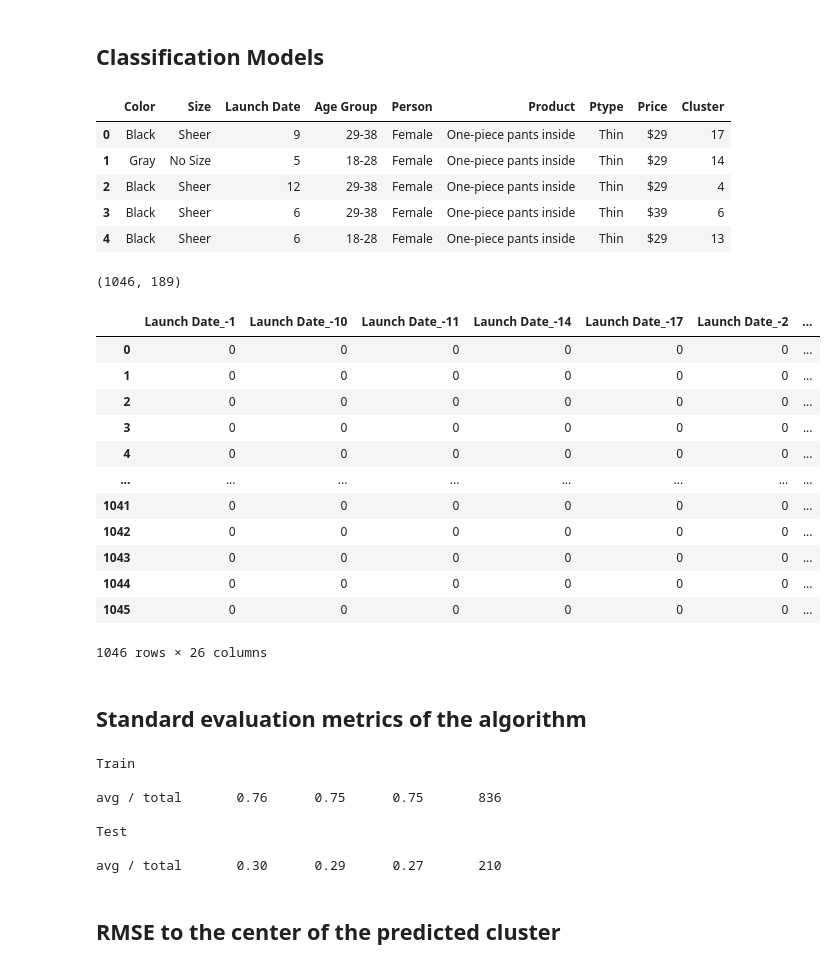
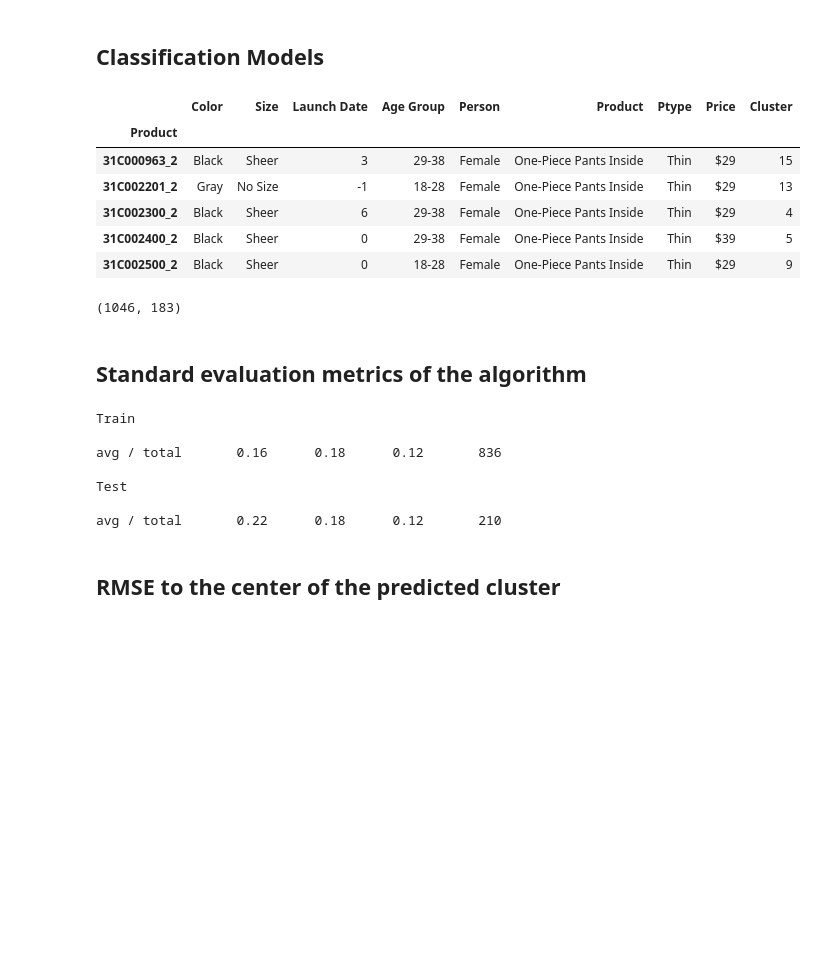
Before and after one commit to imad24/pc_clustering, a Jupyter notebook: notebooks/Cerf7/0.4-imad-cluster-analysis.ipynb, the cells around one changed output. Drawn from its saved outputs; the diff is of its cells as text; code cells hidden in the pictures; blank space fills up the shorter version.

```diff
--- a/notebooks/Cerf7/0.4-imad-cluster-analysis.ipynb
+++ b/notebooks/Cerf7/0.4-imad-cluster-analysis.ipynb
@@ -262,8 +262,10 @@ dataframe = product_cluster.set_index(["Key_lvl2"])[["Key_lvl3","Color","Size","
 dataframe.index.names = ["Product"]
 features_to_encode = ["Key_lvl3","Color","Size","Launch Date","Age Group"]
 
+features_list = ["Color","Size","Launch Date","Age Group","Person","Product","Ptype","Price","Cluster"]
+
 df_to_encode = prp.translate_df(product_cluster[features_to_encode].drop_duplicates(),columns=["Key_lvl3"])
-df = dataframe
+df = dataframe.copy()
 # %% [output]
 Error when translating:  ('Female - One-piece pants inside - Thin - $29', 'occurred at index Key_lvl3')
 # %%
@@ -273,8 +275,12 @@ def extract_features(data_frame):
     data_frame["Product"] = data_frame["Key_lvl3"].map(lambda x: GetInfo(x,1))
     data_frame["Ptype"] = data_frame["Key_lvl3"].map(lambda x: GetInfo(x,2))
     data_frame["Price"] = data_frame["Key_lvl3"].map(lambda x: GetInfo(x,3))
-    data_frame["Launch Date"] = data_frame["Launch Date"].map(lambda x: date_to_week(x,season))
+    data_frame["Launch Date"] = data_frame["Launch Date"].map(lambda x: date_to_week(x,season)).astype(str)
     data_frame.drop(["Key_lvl3"],axis=1,inplace  = True)
+
+    #missing values
+    data_frame.Person.fillna("Female")
+    data_frame.Product.fillna("One-Piece Pants Inside")
 
 def _first_week_of_season(season,year):
     return {
@@ -293,22 +299,26 @@ def date_to_week(d,season):
         return (week_number - first_week)+1
     except:
         return d
+
 def GetInfo(key3,order,sep = " -"):
     try:
         splits = key3.split(sep)
         if len(splits)<4:
-            if order == 3: return _get_price(key3).strip()
-            if order == 2: return "velvet"
+            if order == 3: res = _get_price(key3).strip()
+            if order == 2: res = "Thin"
         else:
-            if order == 3: return _get_price(key3).strip()
-            return  splits[order].strip()
+            if order == 3: res =  _get_price(key3).strip()
+            else: res =  splits[order].strip()
+
+        return str(res).title()
     except Exception:
         return None
+
 
 def _get_price(s,i=0):
     regex = r"^[^\d\$]*(\$?\s?\d{1,3}\.?\d{0,2}\D{0,5}$)"
     matches  = re.findall(regex,s)
-    price = matches[0].replace(" ","").replace("RMB","yuan").strip()
+    price = matches[0].replace(" ","").upper().replace("RMB","YUAN").strip()
     return price
 
 mindate = df_to_encode[df_to_encode["Launch Date"] != "01/01/1900"]["Launch Date"].apply(lambda x: datetime.strptime(x,"%d/%m/%Y")).min()
@@ -320,4 +330,4 @@ df_to_encode["Price"] = df_to_encode["Key_lvl3"].map(lambda x: GetInfo(x,3))
 df_to_encode["Launch Date"] = df_to_encode["Launch Date"].map(lambda x: date_to_week(x,season))
 
 df.pipe(extract_features)
-df
+df = df[features_list]
@@ -428,53 +426,39 @@ keep = ["Key_lvl3","Key_lvl4","Key_lvl5","Key_lvl6","Cluster"]
 
 
 
 
 features_list = ["Color","Size","Launch Date","Age Group","Person","Product","Ptype","Price","Cluster"]
 
-features_df = df[features_list]
+features_df = df[features_list].copy()
 
 
 data = product_cluster.drop(drop,axis=1).fillna("NA").dropna(axis=1)
 # data = data[keep]
 data = features_df.copy()
 
 
 display(data.head())
 
 cat_data = []
 i=0
 for label,col in data.iteritems():
     cat_data.append(col.astype('category'))
 
 df = pd.DataFrame(np.array(cat_data).T,columns = data.columns)
 
 
 X = pd.get_dummies(data.drop(["Cluster"],axis=1).iloc[:,:].astype(str))
 print(X.shape)
 
 features = X.columns
 y = lb.fit_transform(data.values[:,-1].astype(int).T)
-
-X.iloc[:,59:85]
 # %% [output]
 |  | Color | Size | Launch Date | Age Group | Person | Product | Ptype | Price | Cluster |
-| 0 | Black | Sheer | 9 | 29-38 | Female | One-piece pants inside | Thin | $29 | 17 |
-| 1 | Gray | No Size | 5 | 18-28 | Female | One-piece pants inside | Thin | $29 | 14 |
-| 2 | Black | Sheer | 12 | 29-38 | Female | One-piece pants inside | Thin | $29 | 4 |
-| 3 | Black | Sheer | 6 | 29-38 | Female | One-piece pants inside | Thin | $39 | 6 |
-| 4 | Black | Sheer | 6 | 18-28 | Female | One-piece pants inside | Thin | $29 | 13 |
+| Product |  |  |  |  |  |  |  |  |  |
+| 31C000963_2 | Black | Sheer | 3 | 29-38 | Female | One-Piece Pants Inside | Thin | $29 | 15 |
+| 31C002201_2 | Gray | No Size | -1 | 18-28 | Female | One-Piece Pants Inside | Thin | $29 | 13 |
+| 31C002300_2 | Black | Sheer | 6 | 29-38 | Female | One-Piece Pants Inside | Thin | $29 | 4 |
+| 31C002400_2 | Black | Sheer | 0 | 29-38 | Female | One-Piece Pants Inside | Thin | $39 | 5 |
+| 31C002500_2 | Black | Sheer | 0 | 18-28 | Female | One-Piece Pants Inside | Thin | $29 | 9 |
-(1046, 189)
+(1046, 183)
-|  | Launch Date_-1 | Launch Date_-10 | Launch Date_-11 | Launch Date_-14 | Launch Date_-17 | Launch Date_-2 | ... |
-| 0 | 0 | 0 | 0 | 0 | 0 | 0 | ... |
-| 1 | 0 | 0 | 0 | 0 | 0 | 0 | ... |
-| 2 | 0 | 0 | 0 | 0 | 0 | 0 | ... |
-| 3 | 0 | 0 | 0 | 0 | 0 | 0 | ... |
-| 4 | 0 | 0 | 0 | 0 | 0 | 0 | ... |
-| ... | ... | ... | ... | ... | ... | ... | ... |
-| 1041 | 0 | 0 | 0 | 0 | 0 | 0 | ... |
-| 1042 | 0 | 0 | 0 | 0 | 0 | 0 | ... |
-| 1043 | 0 | 0 | 0 | 0 | 0 | 0 | ... |
-| 1044 | 0 | 0 | 0 | 0 | 0 | 0 | ... |
-| 1045 | 0 | 0 | 0 | 0 | 0 | 0 | ... |
-1046 rows × 26 columns
 # %%
@@ -533,7 +516,7 @@ X_train, X_test, y_train, y_test = train_test_split(X, y, test_size=0.2)
 classifier.fit(X_train, y_train)
 
 y_pred = classifier.predict(X_test)
-y_pred_probo = classifier.predict_proba(X_test)
+y_pred_proba = classifier.predict_proba(X_test)
 yt_pred = classifier.predict(X_train)
 
 # print(confusion_matrix(y_test, y_pred)
@@ -545,9 +528,9 @@ print(classification_report(y_test,y_pred,labels=np.unique(y_test) )[-54:])
 # %% [output]
 Train
 
-avg / total       0.76      0.75      0.75       836
+avg / total       0.16      0.18      0.12       836
 
 Test
 
-avg / total       0.30      0.29      0.27       210
+avg / total       0.22      0.18      0.12       210
 # %%
```
Also changed, not shown: parts of 23 cells of this notebook, 32 other files.
